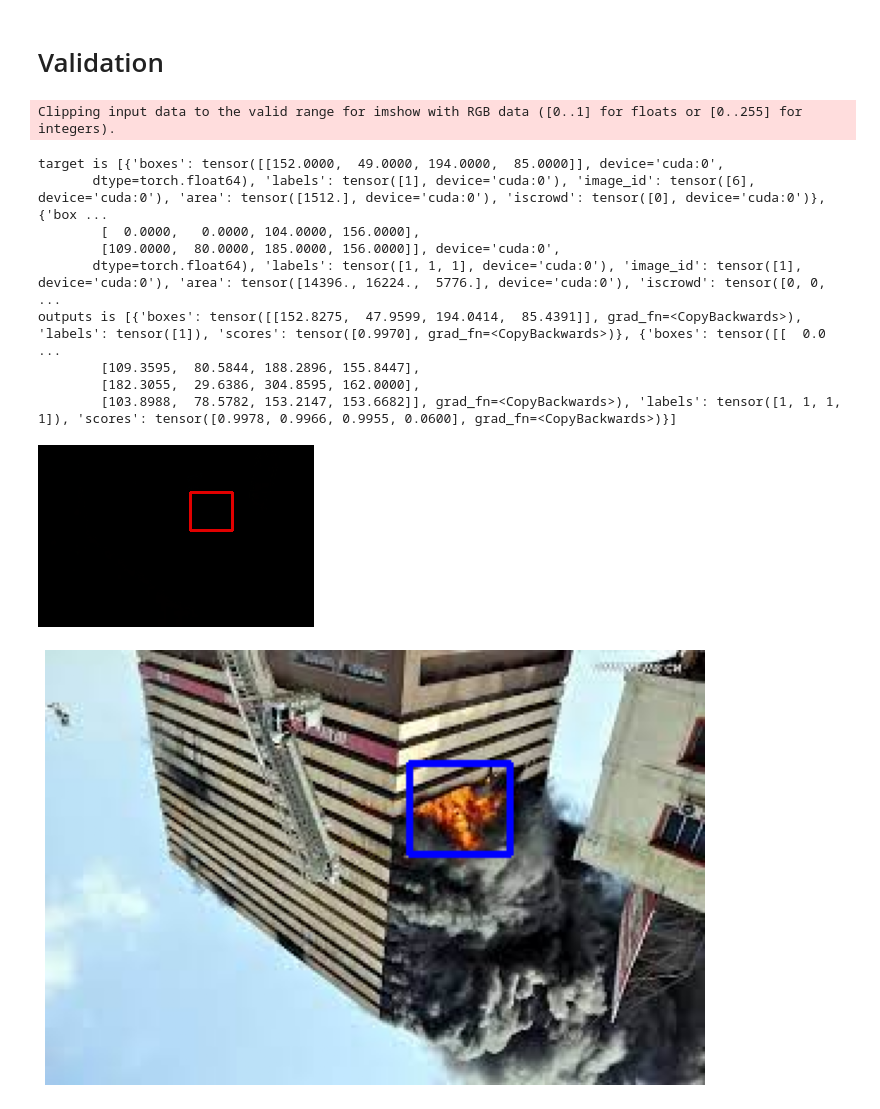
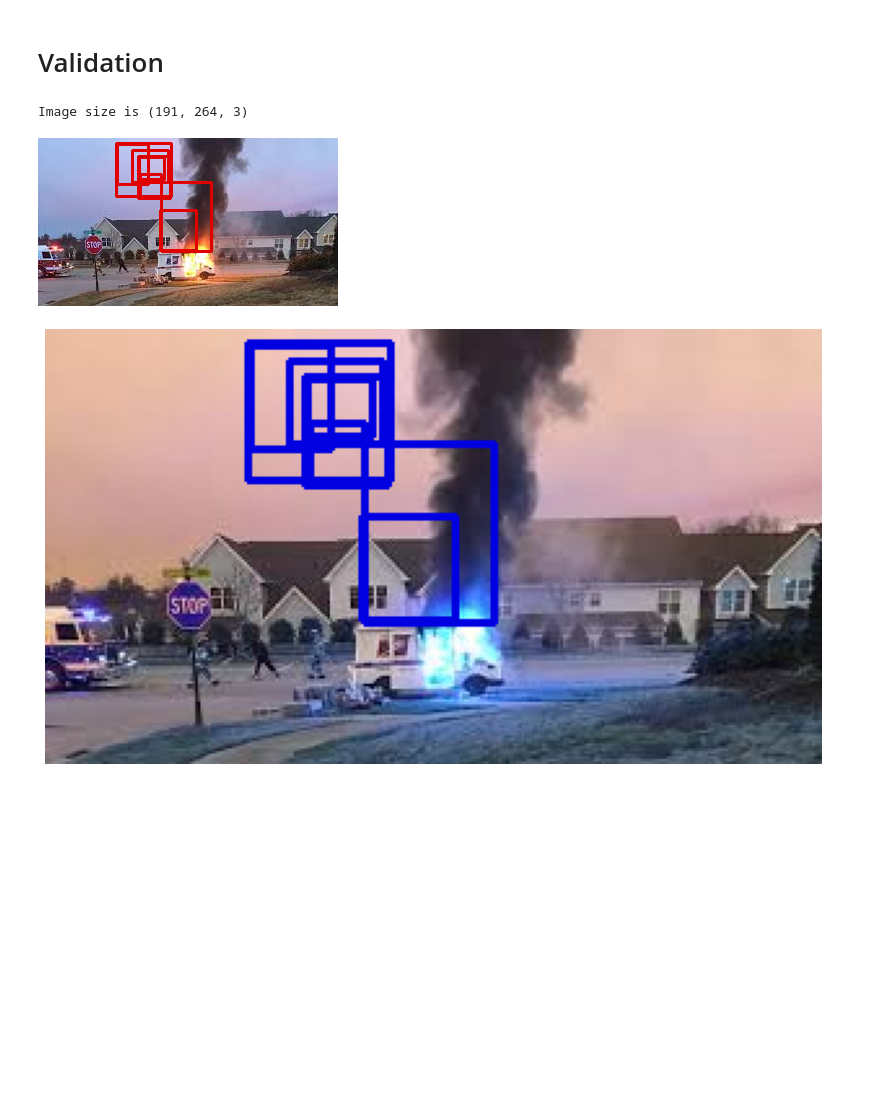
Before and after one commit to khanma1962/Fire_Detection_Fast_RCNN, a Jupyter notebook: Fire_Detection.ipynb, the cells around one changed output. Drawn from its saved outputs; the diff is of its cells as text; code cells hidden in the pictures; blank space fills up the shorter version.

Commit message:
Works but the drawing too many boxes for some reason

```diff
--- a/Fire_Detection.ipynb
+++ b/Fire_Detection.ipynb
@@ -240,7 +234,7 @@ TRAIN_DIR
 # %%
 #plot a picture
-pic_name = 'Fire_36.jpg'
-image = cv2.imread(os.path.join(TRAIN_DIR, pic_name)) # 'images', pic_name))
+pic_name = 'img (115).jpg' #'Fire_36.jpg'
+image = cv2.imread(os.path.join(TRAIN_DIR, 'images', pic_name)) # 'images', pic_name))
 print(f'Image size is {image.shape}')
 
 xmin = train_df[train_df['filename']== pic_name]['xmin'].values
@@ -333,8 +327,8 @@ class FireDataset(Dataset):
         return image, target
 
     def __len__(self) -> int:
-        # return self.image_ids.shape[0]
-        return 10 # returns only 10 images - use it for overfitting the model
+        return self.image_ids.shape[0]
+        # return 10 # returns only 10 images - use it for overfitting the model
 # %%
 # Instead of transform running Albumentations
 
@@ -344,7 +338,7 @@ def get_train_transform():
         ToTensorV2(p=1.0)
     ], bbox_params={'format': 'pascal_voc', 'label_fields': ['labels']})
 
-def get_valid_transform():
+def get_test_transform():
     return A.Compose([
         ToTensorV2(p=1.0)
     ], bbox_params={'format': 'pascal_voc', 'label_fields': ['labels']})
@@ -490,7 +484,7 @@ model.roi_heads.box_predictor = FastRCNNPredictor(in_features, num_classes)
 # Train
 # %%
 # Training parameters
-num_epochs = 30
+num_epochs = 10
 
 model.to(device)
 params = [p for p in model.parameters() if p.requires_grad]
@@ -534,7 +528,7 @@ for epoch in range(num_epochs):
 
     print(f'Epoch #{epoch+1} loss: {epoch_train_loss}')
 
-    # evaluate(model, test_data_loader, device=device )
+    evaluate(model, test_data_loader, device=device )
 
 end_time = time.time()
 print(f"\n Total training time is {end_time - start_time} seconds \n")
@@ -571,54 +565,44 @@ plt.show()
 # %%
 # Validation of model
 
+pic_name = 'img (1).jpg' #'Fire_36.jpg'
+sample_val = cv2.imread(os.path.join(TEST_DIR, 'images', pic_name)) # 'images', pic_name))
+print(f'Image size is {image.shape}')
 
+# images, targets  = next(iter(test_data_loader)) # test_data_loader
 
-
-
-# load the data loader
-images, targets  = next(iter(train_data_loader)) # test_data_loader
-
-images = list(img.to(device) for img in images)
-targets = [{k: v.to(device) for k,v in t.items()} for t in targets]
-print(f"target is {targets}")
-boxes = targets[0]['boxes'].cpu().numpy().astype(np.int32)
-sample_val = images[0].permute(1, 2, 0).cpu().numpy() # permute re-arrange the axes
+# images = list(img.to(device) for img in images)
+# targets = [{k: v.to(device) for k,v in t.items()} for t in targets]
+# print(f"target is {targets}")
+# boxes = targets[0]['boxes'].cpu().numpy().astype(np.int32)
+# sample_val = images[0].permute(1, 2, 0).cpu().numpy() # permute re-arrange the axes
 
 #get the bounding box from model
 model.eval()
 cpu_device = torch.device('cpu')
 
 outputs = model(images)
 outputs = [{k: v.to(cpu_device) for k,v in t.items()} for t in outputs]
-print(f"outputs is {outputs}")
-outs = outputs[0]['boxes'].cpu().detach().numpy().astype(np.int32)
+# print(f"outputs is {outputs}")
+outs_val = outputs[0]['boxes'].cpu().detach().numpy().astype(np.int32)
 
 fig, ax = plt.subplots(1, 1, figsize = (16,8))
 
-for box in outs: #boxes:
+for box in outs_val: #boxes:
     cv2.rectangle(sample_val,
                   (box[0], box[1]),
                   (box[2], box[3]),
                   (0, 0, 225),
                   2
                   )
 
 ax.set_axis_off()
 plt.imshow(sample_val)
 
 from google.colab.patches import cv2_imshow # https://github.com/jupyter/notebook/issues/3935
 # image = cv2.rectangle(image, (xmin,ymin), (xmax, ymax), (0,0,225 ), 2)
 cv2_imshow(sample_val);
 # %% [output]
-Clipping input data to the valid range for imshow with RGB data ([0..1] for floats or [0..255] for integers).
+Image size is (191, 264, 3)
-target is [{'boxes': tensor([[152.0000,  49.0000, 194.0000,  85.0000]], device='cuda:0',
-       dtype=torch.float64), 'labels': tensor([1], device='cuda:0'), 'image_id': tensor([6], device='cuda:0'), 'area': tensor([1512.], device='cuda:0'), 'iscrowd': tensor([0], device='cuda:0')}, {'box ...
-        [  0.0000,   0.0000, 104.0000, 156.0000],
-        [109.0000,  80.0000, 185.0000, 156.0000]], device='cuda:0',
-       dtype=torch.float64), 'labels': tensor([1, 1, 1], device='cuda:0'), 'image_id': tensor([1], device='cuda:0'), 'area': tensor([14396., 16224.,  5776.], device='cuda:0'), 'iscrowd': tensor([0, 0, ...
-outputs is [{'boxes': tensor([[152.8275,  47.9599, 194.0414,  85.4391]], grad_fn=<CopyBackwards>), 'labels': tensor([1]), 'scores': tensor([0.9970], grad_fn=<CopyBackwards>)}, {'boxes': tensor([[  0.0 ...
-        [109.3595,  80.5844, 188.2896, 155.8447],
-        [182.3055,  29.6386, 304.8595, 162.0000],
-        [103.8988,  78.5782, 153.2147, 153.6682]], grad_fn=<CopyBackwards>), 'labels': tensor([1, 1, 1, 1]), 'scores': tensor([0.9978, 0.9966, 0.9955, 0.0600], grad_fn=<CopyBackwards>)}]
-[figure, old version]
+[figure, new version]
-[figure, old version]
+[figure, new version]
```
Also changed, not shown: parts of 16 cells of this notebook.
